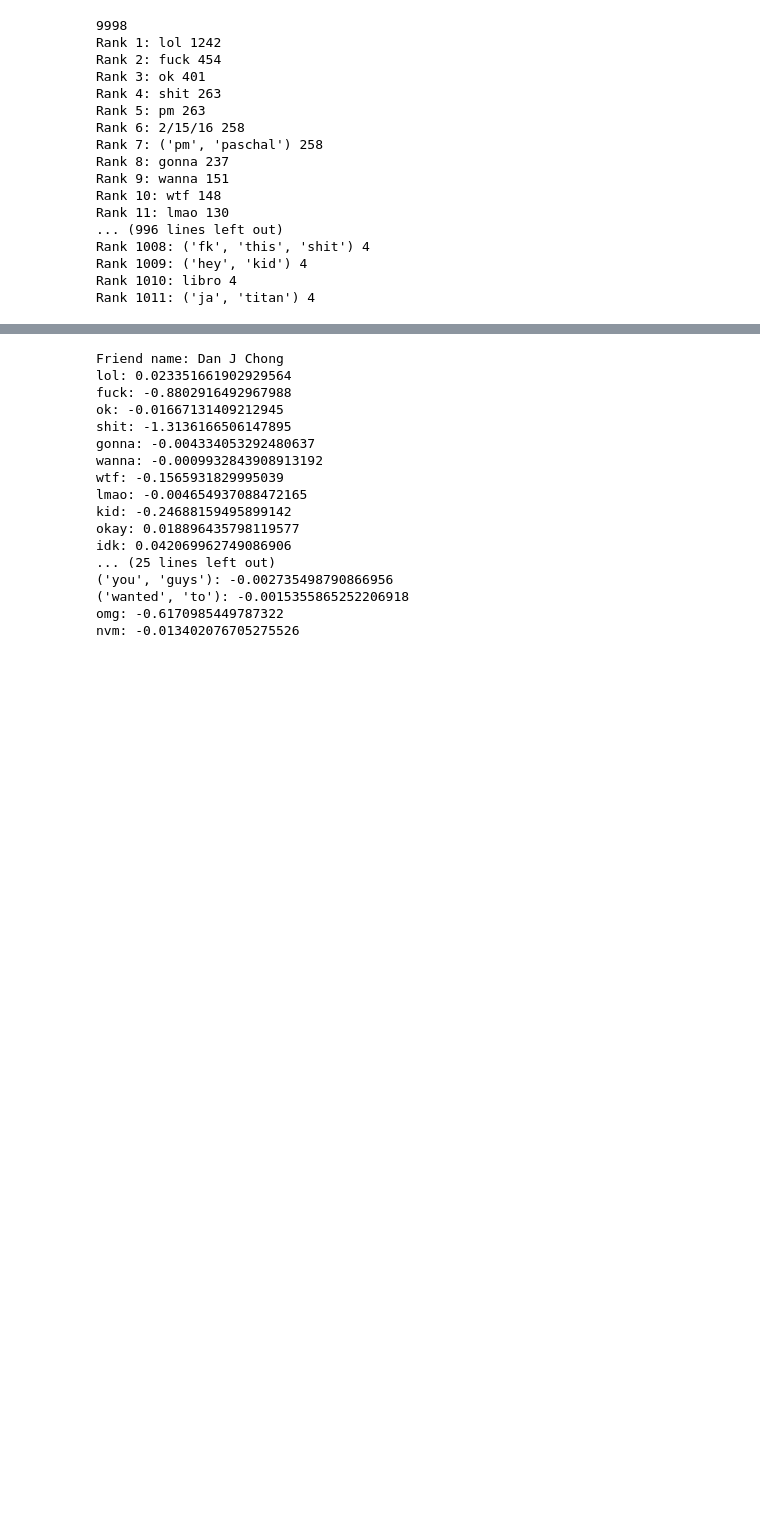
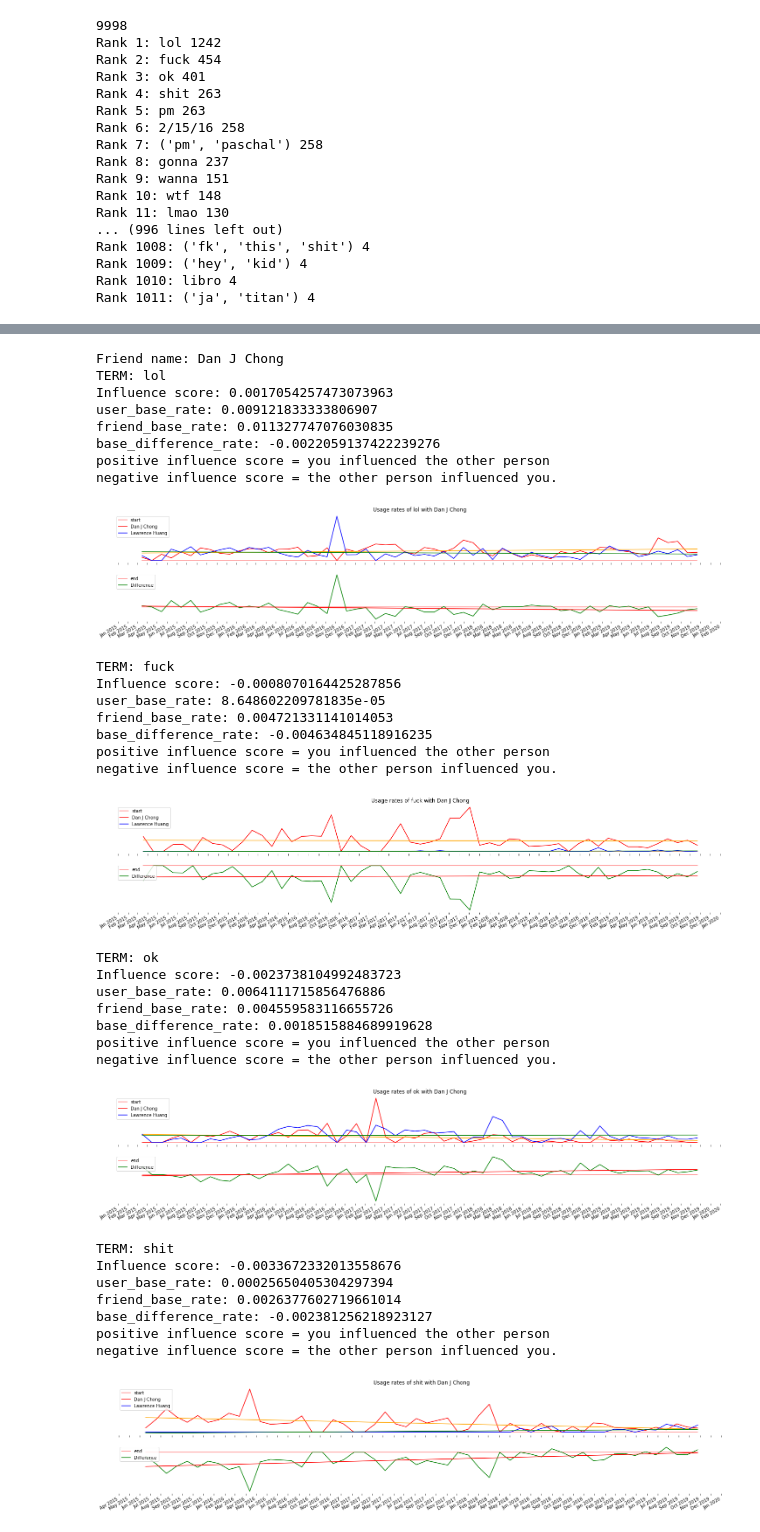
Before and after one commit to EliSilvert/Social-Media-Data-Analysis, a Jupyter notebook: Slang_influence_calculations.ipynb, the cells around one changed output, grey strips where cells are left out. Drawn from its saved outputs; the diff is of its cells as text; code cells hidden in the pictures; blank space fills up the shorter version.

```diff
--- a/Slang_influence_calculations.ipynb
+++ b/Slang_influence_calculations.ipynb
@@ -587,7 +386,7 @@ for TERM in term_to_usage_rates:
         if difference_iqr > 0:
             # the intercept is the value all the way at unix time 0, not when starting
             # this measure the base difference rate
-            base_difference_rate = intercept + x_timestamps[0] * slope
+            base_difference_rate = np.mean(difference[:max(len(difference // 10), 1)])
 
             # normalize the scope to calculate influence score
             # divide by difference_iqr to normalize values
@@ -608,7 +407,7 @@ for TERM in term_to_usage_rates:
 
             # added to enable code folding
 #             graph = True
-            graph = False
+            graph = True
             if graph:
                 # 0 slope means there was little influence
                 print(f"TERM: {TERM}")
@@ -660,47 +459,63 @@ for TERM in term_to_usage_rates:
                     ax[i].legend(loc='upper left');
                 plt.show()
 
 normalized_scores = np.asarray([term_to_influence_score[x]["score"] for x in term_to_influence_score])
-normalized_scores = scipy.stats.zscore(scores)
+normalized_scores = scipy.stats.zscore(normalized_scores)
 counter = 0
 
 total_term_count = 0
 for TERM in term_to_influence_score:
     total_term_count += sender_to_term_count[friend_name][TERM]
 
 for TERM in term_to_influence_score:
     cur_term_score = normalized_scores[counter]
     counter += 1
 
     # TODO: normalize by what the affected person's initial usage rate was,
     # if the affected person's initial usage rate was high, the influence score should be low
     # if the affected person's initial usage rate was low, the influence score should be high
 
     # middle 15% of data
     if cur_term_score < 0: # neg: them -> you
         term_to_influence_score[TERM]["score"] /= abs(term_to_influence_score[TERM]["user_base_rate"])
     elif cur_term_score > 0: # pos: you -> them
         term_to_influence_score[TERM]["score"] /= abs(term_to_influence_score[TERM]["friend_base_rate"])
 
     # weight by term count
     term_to_influence_score[TERM]["score"] *= sender_to_term_count[friend_name][TERM] / total_term_count
 
     print(f'{TERM}: {term_to_influence_score[TERM]["score"]}')
 # %% [output]
 Friend name: Dan J Chong
-lol: 0.023351661902929564
-fuck: -0.8802916492967988
-ok: -0.01667131409212945
-shit: -1.3136166506147895
-gonna: -0.004334053292480637
-wanna: -0.0009932843908913192
-wtf: -0.1565931829995039
-lmao: -0.004654937088472165
-kid: -0.24688159495899142
-okay: 0.018896435798119577
-idk: 0.042069962749086906
-... (25 lines left out)
-('you', 'guys'): -0.002735498790866956
-('wanted', 'to'): -0.0015355865252206918
-omg: -0.6170985449787322
-nvm: -0.013402076705275526
+TERM: lol
+Influence score: 0.0017054257473073963
+user_base_rate: 0.009121833333806907
+friend_base_rate: 0.011327747076030835
+base_difference_rate: -0.0022059137422239276
+positive influence score = you influenced the other person
+negative influence score = the other person influenced you.
+[figure, added]
+TERM: fuck
+Influence score: -0.0008070164425287856
+user_base_rate: 8.648602209781835e-05
+friend_base_rate: 0.004721331141014053
+base_difference_rate: -0.004634845118916235
+positive influence score = you influenced the other person
+negative influence score = the other person influenced you.
+[figure, added]
+TERM: ok
+Influence score: -0.0023738104992483723
+user_base_rate: 0.0064111715856476886
+friend_base_rate: 0.004559583116655726
+base_difference_rate: 0.0018515884689919628
+positive influence score = you influenced the other person
+negative influence score = the other person influenced you.
+[figure, added]
+TERM: shit
+Influence score: -0.0033672332013558676
+user_base_rate: 0.00025650405304297394
+friend_base_rate: 0.0026377602719661014
+base_difference_rate: -0.002381256218923127
+positive influence score = you influenced the other person
+negative influence score = the other person influenced you.
+[figure, added]
```
Also changed, not shown: parts of 4 cells of this notebook.
